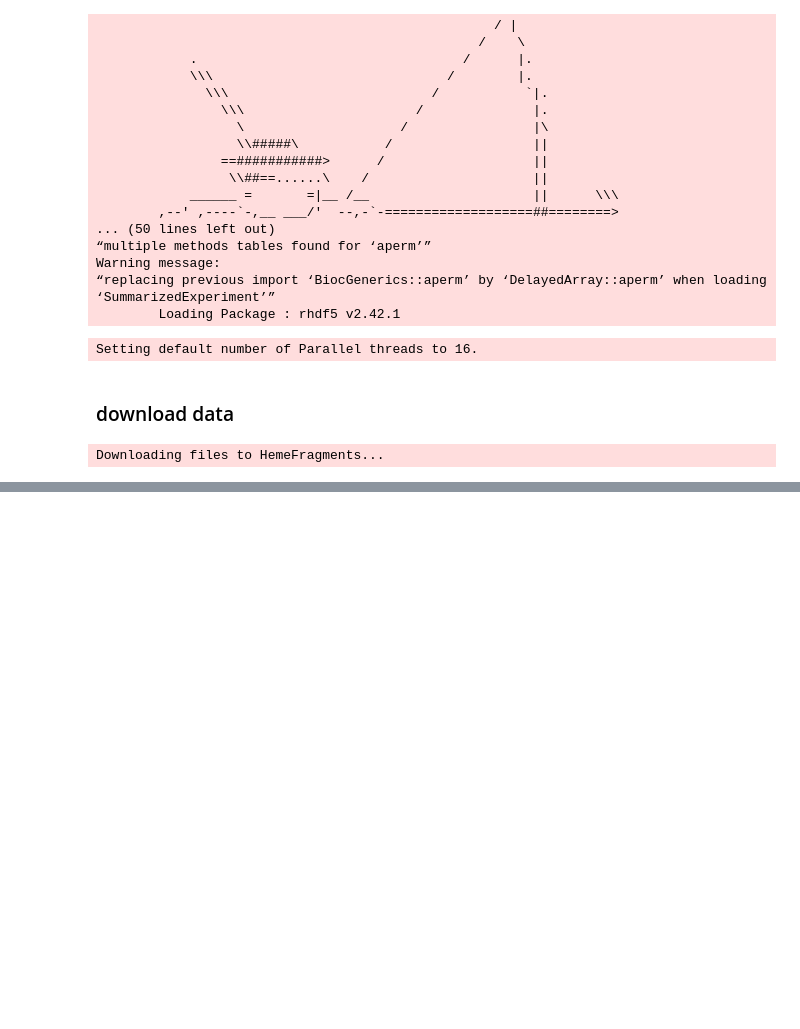
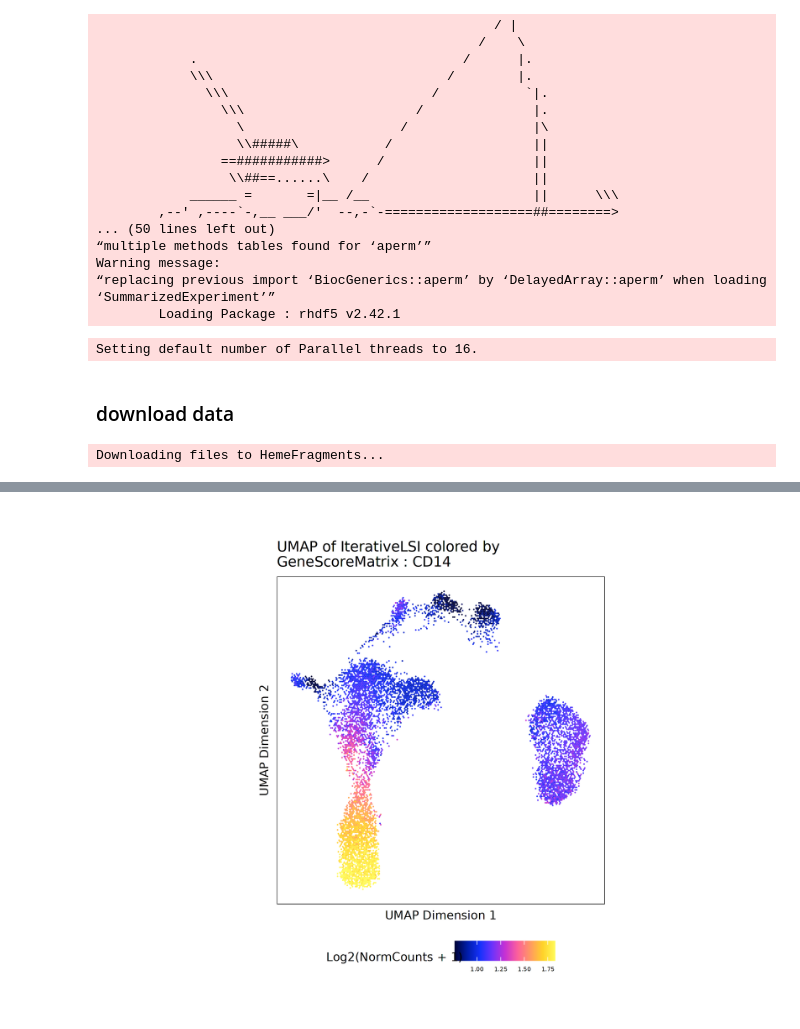
Before and after one commit to BuilderPie/learn_ArchR, a Jupyter notebook: code/brief_tutorial.ipynb, the cells around one changed output, grey strips where cells are left out. Drawn from its saved outputs; the diff is of its cells as text; code cells hidden in the pictures; blank space fills up the shorter version.

```diff
--- a/code/brief_tutorial.ipynb
+++ b/code/brief_tutorial.ipynb
@@ -46,0 +315,16 @@ setwd("../code/")
+# %%
+markerGenes  <- c(
+    "CD34",  #Early Progenitor
+    "GATA1", #Erythroid
+    "PAX5", "MS4A1", "MME", #B-Cell Trajectory
+    "CD14", "MPO", #Monocytes
+    "CD3D", "CD8A"#TCells
+  )
+
+p <- plotEmbedding(
+    ArchRProj = proj,
+    colorBy = "GeneScoreMatrix",
+    name = markerGenes,
+    embedding = "UMAP",
+    imputeWeights = getImputeWeights(proj)
+)
@@ -46,0 +349,4 @@ setwd("../code/")
+# %%
+p$CD14
+# %% [output]
+[figure, added]
```
Also changed, not shown: parts of 40 cells of this notebook.
